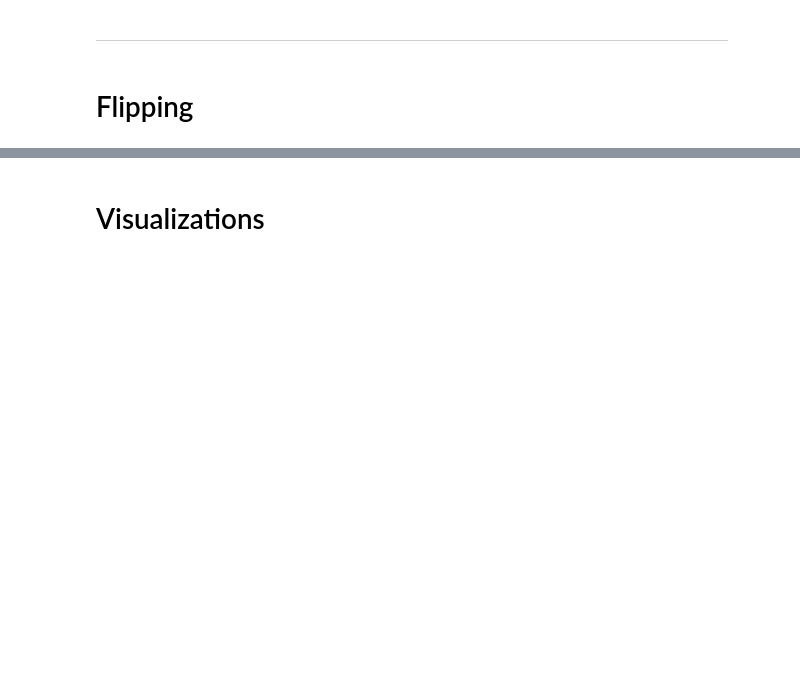
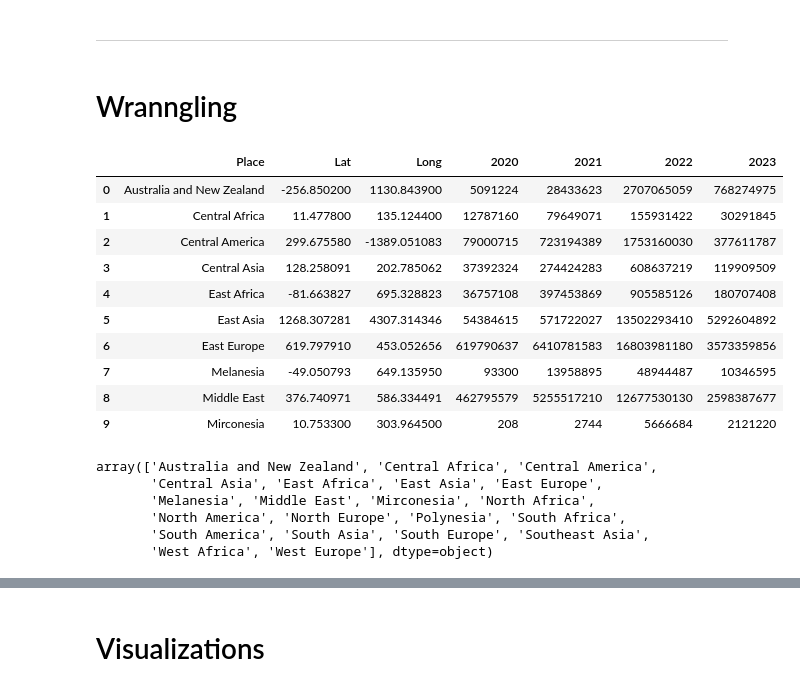
Before and after one commit to lily-the-real-lilly/first, a Jupyter notebook: CovidResearch.ipynb, the cells around one changed output, grey strips where cells are left out. Drawn from its saved outputs; the diff is of its cells as text; code cells hidden in the pictures; blank space fills up the shorter version.

```diff
--- a/CovidResearch.ipynb
+++ b/CovidResearch.ipynb
@@ -387,4 +389,27 @@ array(['Australia and New Zealand', 'Central Africa', 'Central America',
 
 ---
 # %% [markdown]
-# Flipping
+# Wranngling
+# %%
+cleaned.head(10)
+# %% [output]
+|  | Place | Lat | Long | 2020 | 2021 | 2022 | 2023 |
+| 0 | Australia and New Zealand | -256.850200 | 1130.843900 | 5091224 | 28433623 | 2707065059 | 768274975 |
+| 1 | Central Africa | 11.477800 | 135.124400 | 12787160 | 79649071 | 155931422 | 30291845 |
+| 2 | Central America | 299.675580 | -1389.051083 | 79000715 | 723194389 | 1753160030 | 377611787 |
+| 3 | Central Asia | 128.258091 | 202.785062 | 37392324 | 274424283 | 608637219 | 119909509 |
+| 4 | East Africa | -81.663827 | 695.328823 | 36757108 | 397453869 | 905585126 | 180707408 |
+| 5 | East Asia | 1268.307281 | 4307.314346 | 54384615 | 571722027 | 13502293410 | 5292604892 |
+| 6 | East Europe | 619.797910 | 453.052656 | 619790637 | 6410781583 | 16803981180 | 3573359856 |
+| 7 | Melanesia | -49.050793 | 649.135950 | 93300 | 13958895 | 48944487 | 10346595 |
+| 8 | Middle East | 376.740971 | 586.334491 | 462795579 | 5255517210 | 12677530130 | 2598387677 |
+| 9 | Mirconesia | 10.753300 | 303.964500 | 208 | 2744 | 5666684 | 2121220 |
+# %%
+cleaned['Place'].unique()
+# %% [output]
+array(['Australia and New Zealand', 'Central Africa', 'Central America',
+       'Central Asia', 'East Africa', 'East Asia', 'East Europe',
+       'Melanesia', 'Middle East', 'Mirconesia', 'North Africa',
+       'North America', 'North Europe', 'Polynesia', 'South Africa',
+       'South America', 'South Asia', 'South Europe', 'Southeast Asia',
+       'West Africa', 'West Europe'], dtype=object)
```
Also changed, not shown: parts of 6 cells of this notebook.
